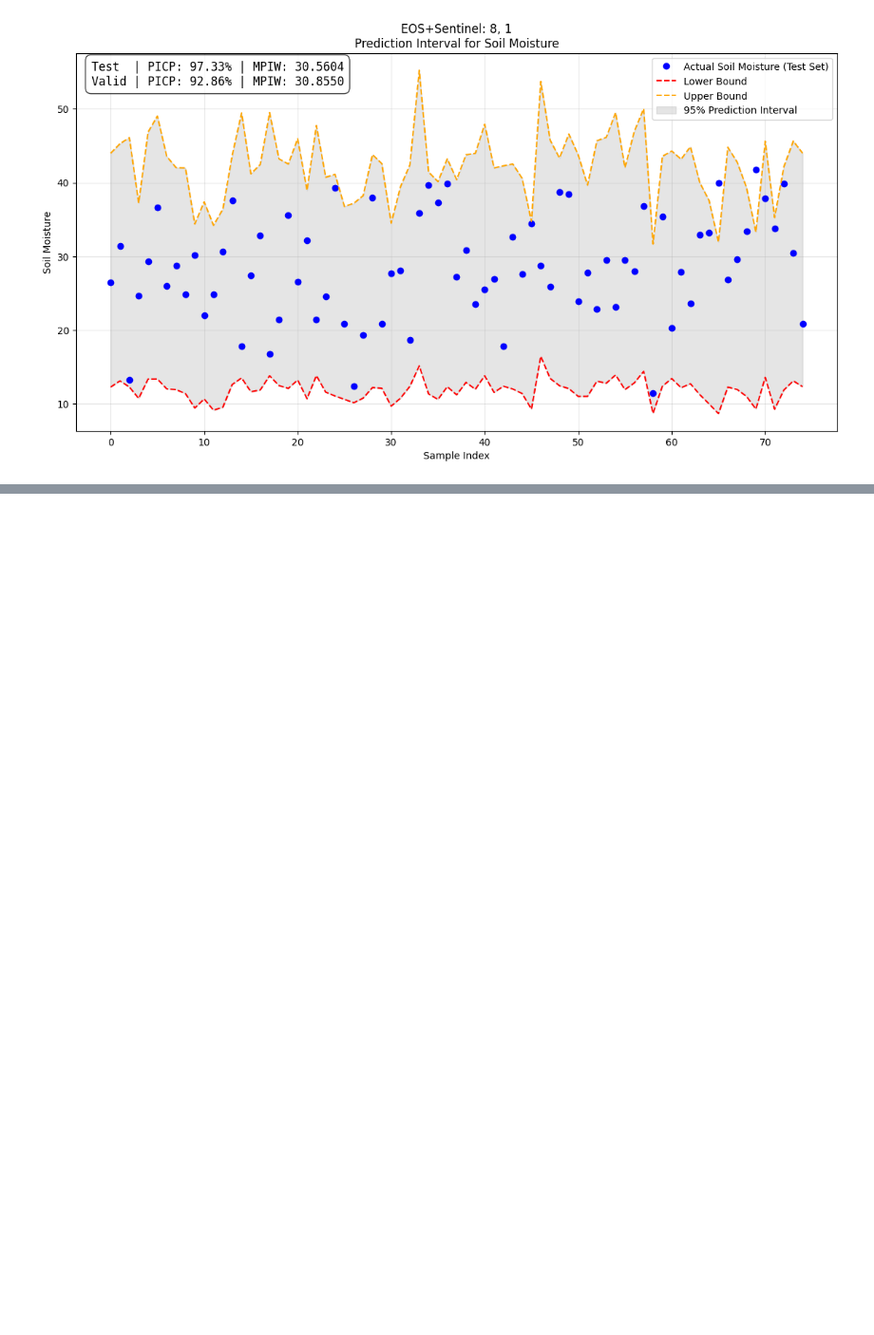
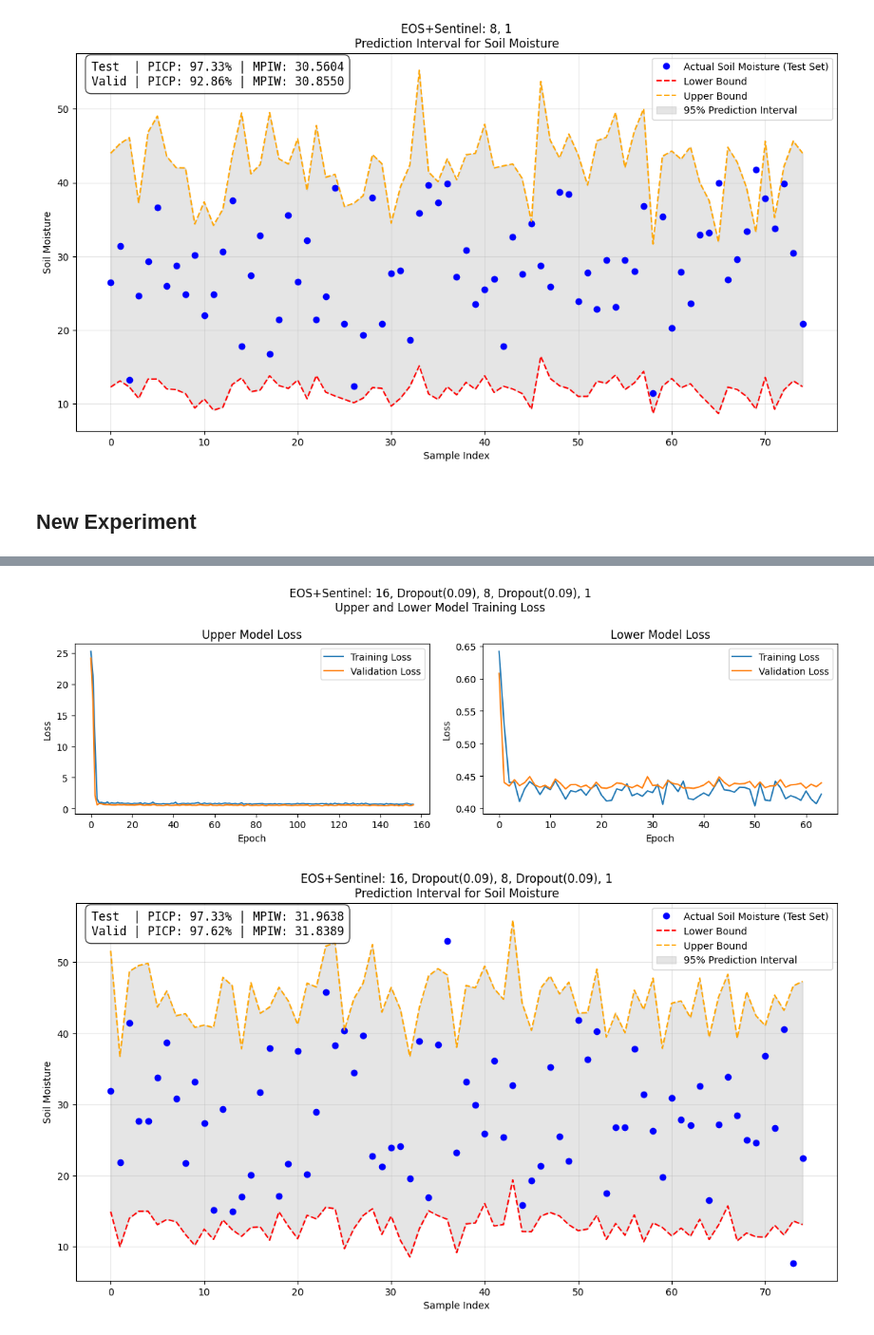
Before and after one commit to kshipra-jadav/major-2-experiments, a Jupyter notebook: code/pi_estimation.ipynb, the cells around one changed output, grey strips where cells are left out. Shown at 95% size. Cells and saved outputs as stored; diff of their text form; code cells hidden in the pictures; blank space fills up the shorter version.

```diff
--- a/code/pi_estimation.ipynb
+++ b/code/pi_estimation.ipynb
@@ -437,3 +440,23 @@ y_test shape:  (75,)
 6/6 ━━━━━━━━━━━━━━━━━━━━ 0s 3ms/step
 [figure]
 [figure]
+# %% [markdown]
+## New Experiment
+# %%
+from model_experiments import PredictionIntervalEstimation
+
+tf.keras.backend.clear_session()
+
+model = tf.keras.Sequential([
+    # Input layer
+    tf.keras.Input(shape=(5, )),
+    tf.keras.layers.Dense(16, activation='relu'),
+    tf.keras.layers.Dropout(0.09),
+    tf.keras.layers.Dense(8, activation='relu'),
+    tf.keras.layers.Dropout(0.09),
+    tf.keras.layers.Dense(1)
+])
+
+exp = PredictionIntervalEstimation(combined, features=X_cols, target=y_col[0], satellite='EOS+Sentinel', random_state=1337)
+exp.run_experiment(model, model_param_string='16, Dropout(0.09), 8, Dropout(0.09), 1', epochs=1000)
+# %% [output]
@@ -439,0 +469,2 @@ y_test shape:  (75,)
+[figure, added]
+[figure, added]
```
Also changed, not shown: parts of 2 cells of this notebook, 4 other files.
